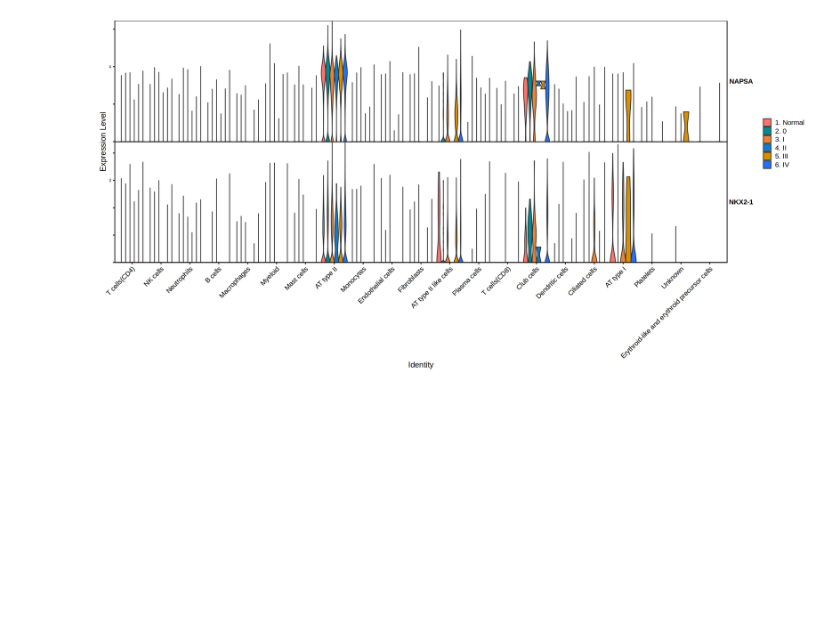
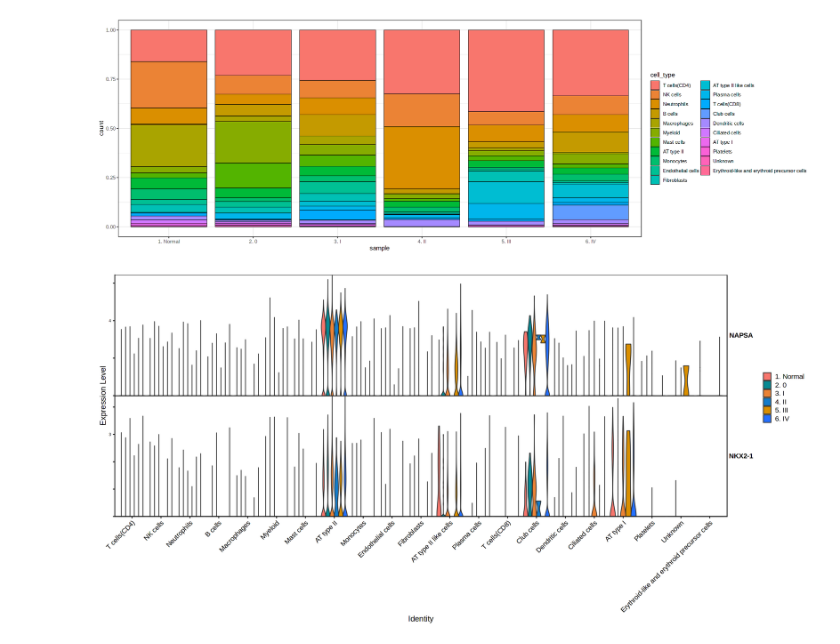
Before and after one commit to Arshammik/NSCLC, a Jupyter notebook: notebooks/down_stream_analysis.ipynb, the cells around one changed output. Cells and saved outputs as stored; diff of their text form; code cells hidden in the pictures; blank space fills up the shorter version.

```diff
--- a/notebooks/down_stream_analysis.ipynb
+++ b/notebooks/down_stream_analysis.ipynb
@@ -102,12 +118,16 @@ ggplot(bar_plot_dt, aes(x = sample, fill = cell_type)) +
 # %%
 bar_plot_dt <- data.table(cell_type = pbmc@active.ident,
                barcode = rownames(pbmc@meta.data),
                stage = pbmc@meta.data$new_tumor_stage,
-               sample = pbmc@meta.data$GSM)
+               sample = pbmc@meta.data$tidy_tumor_stage)
 
 ggplot(bar_plot_dt, aes(x = sample, fill = cell_type)) +
-    geom_bar(position = "fill") +
-    theme(axis.text.x = element_text(angle = 45, hjust = 1))
+    geom_bar(position = "fill" , color = "black", linewidth = 0.25) +
+    theme(axis.text.x = element_text(angle = 45, hjust = 1)) +
+    scale_fill_hue(l=65) +
+    theme_bw()
+# %% [output]
+[figure, added]
 # %%
 options(repr.plot.width=18, repr.plot.height=9) # Adjusting the plot size
 options(warn = -1)
```
Also changed, not shown: parts of 7 cells of this notebook, 4 other files.
